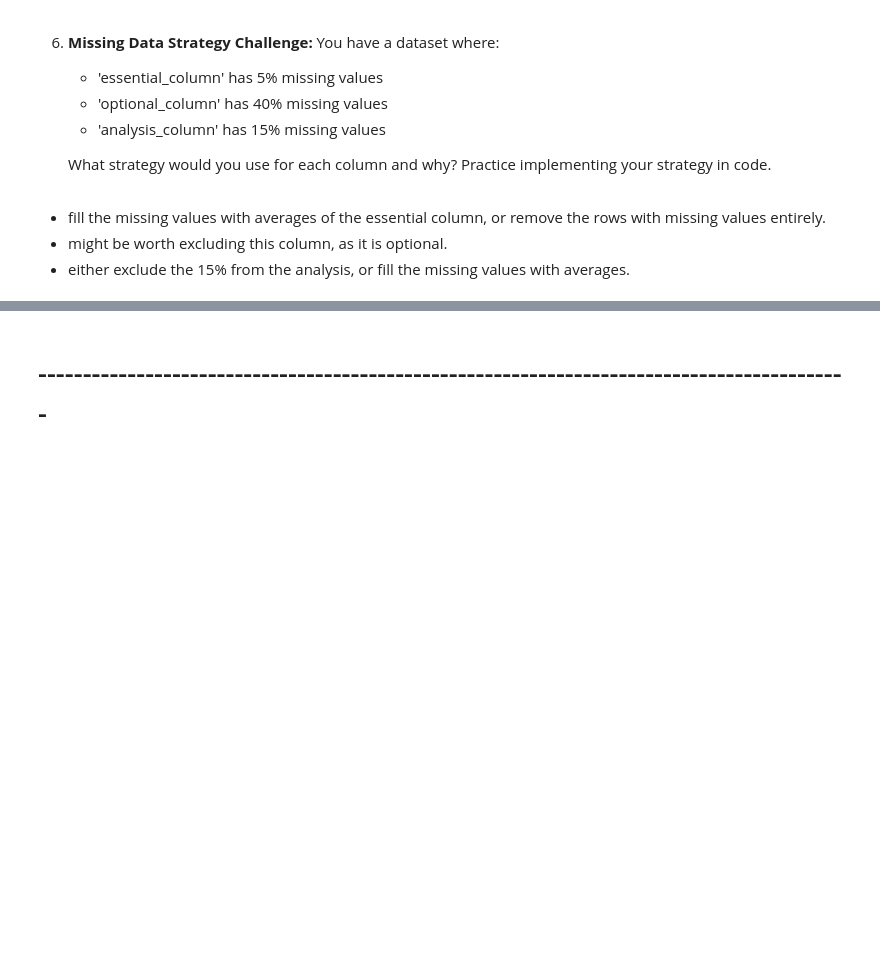
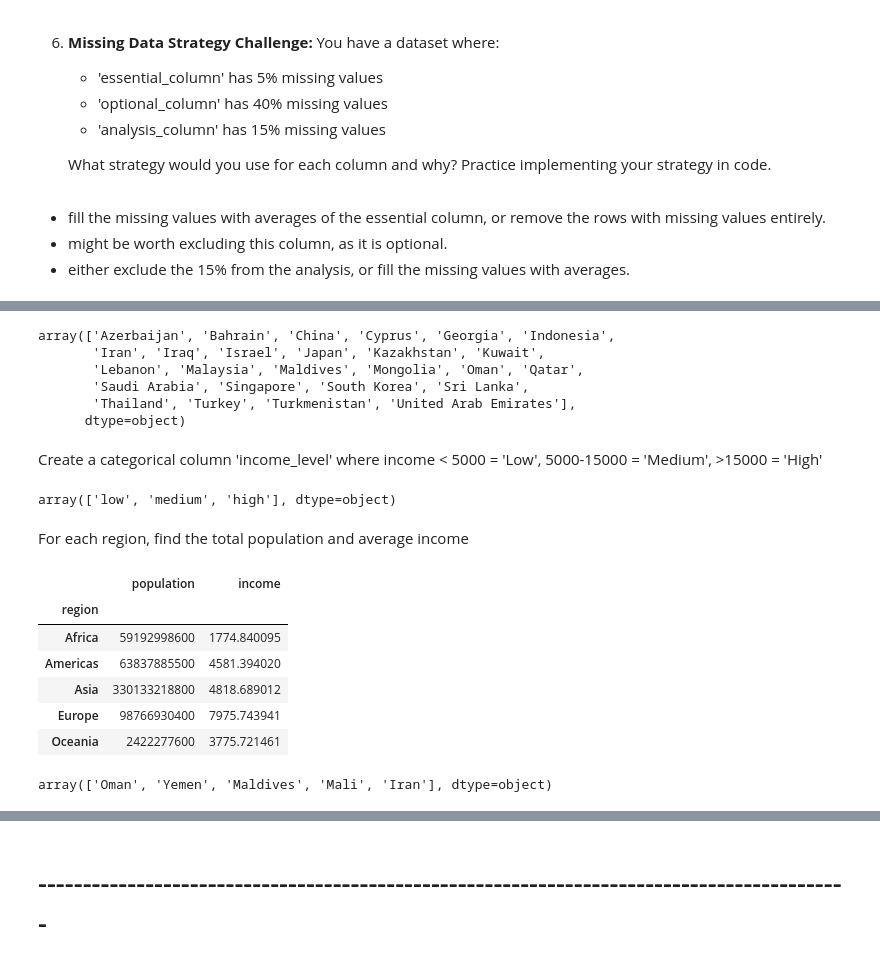
Before and after one commit to blaketayl02/DSCI320_StudyGuide, a Jupyter notebook: StudyGuide.ipynb, the cells around one changed output, grey strips where cells are left out. Drawn from its saved outputs; the diff is of its cells as text; code cells hidden in the pictures; blank space fills up the shorter version.

```diff
--- a/StudyGuide.ipynb
+++ b/StudyGuide.ipynb
@@ -315,0 +347,53 @@ Name: income, Length: 178, dtype: int64
+# %%
+#Filter for countries in Asia with income > 10000
+
+asia = gapminder[(gapminder["region"] == "Asia") &
+                (gapminder["income"] > 10000)]
+asia["country"].unique()
+# %% [output]
+array(['Azerbaijan', 'Bahrain', 'China', 'Cyprus', 'Georgia', 'Indonesia',
+       'Iran', 'Iraq', 'Israel', 'Japan', 'Kazakhstan', 'Kuwait',
+       'Lebanon', 'Malaysia', 'Maldives', 'Mongolia', 'Oman', 'Qatar',
+       'Saudi Arabia', 'Singapore', 'South Korea', 'Sri Lanka',
+       'Thailand', 'Turkey', 'Turkmenistan', 'United Arab Emirates'],
+      dtype=object)
+# %% [markdown]
+Create a categorical column 'income_level' where income < 5000 = 'Low', 5000-15000 = 'Medium', >15000 = 'High'
+# %%
+gapminder = gapminder.copy()
+
+gapminder["income_level"] = np.where(gapminder['income'] <= 5000, 'low',
+                                     np.where(gapminder['income'] < 15000, 'medium', 'high'))
+gapminder["income_level"].unique()
+# %% [output]
+array(['low', 'medium', 'high'], dtype=object)
+# %% [markdown]
+For each region, find the total population and average income
+# %%
+gapminder.groupby('region').agg({
+    'population': 'sum',
+    'income': 'mean'
+})
+# %% [output]
+|  | population | income |
+| region |  |  |
+| Africa | 59192998600 | 1774.840095 |
+| Americas | 63837885500 | 4581.394020 |
+| Asia | 330133218800 | 4818.689012 |
+| Europe | 98766930400 | 7975.743941 |
+| Oceania | 2422277600 | 3775.721461 |
+# %%
+# Find the 5 countries with the biggest improvement in child mortality from 1960 to 2010
+
+data_2010 = gapminder[gapminder["year"].dt.year == 2010]
+data_1960 = gapminder[gapminder["year"].dt.year == 1960]
+
+merged = data_1960.merge(data_2010, on = 'country', suffixes=('_1960', '_2010'))
+
+merged["improvement"] = merged["child_mortality_1960"] - merged["child_mortality_2010"]
+
+top5 = merged.nlargest(5, 'improvement')
+
+top5["country"].unique()
+# %% [output]
+array(['Oman', 'Yemen', 'Maldives', 'Mali', 'Iran'], dtype=object)
```
Also changed, not shown: parts of 8 cells of this notebook.
